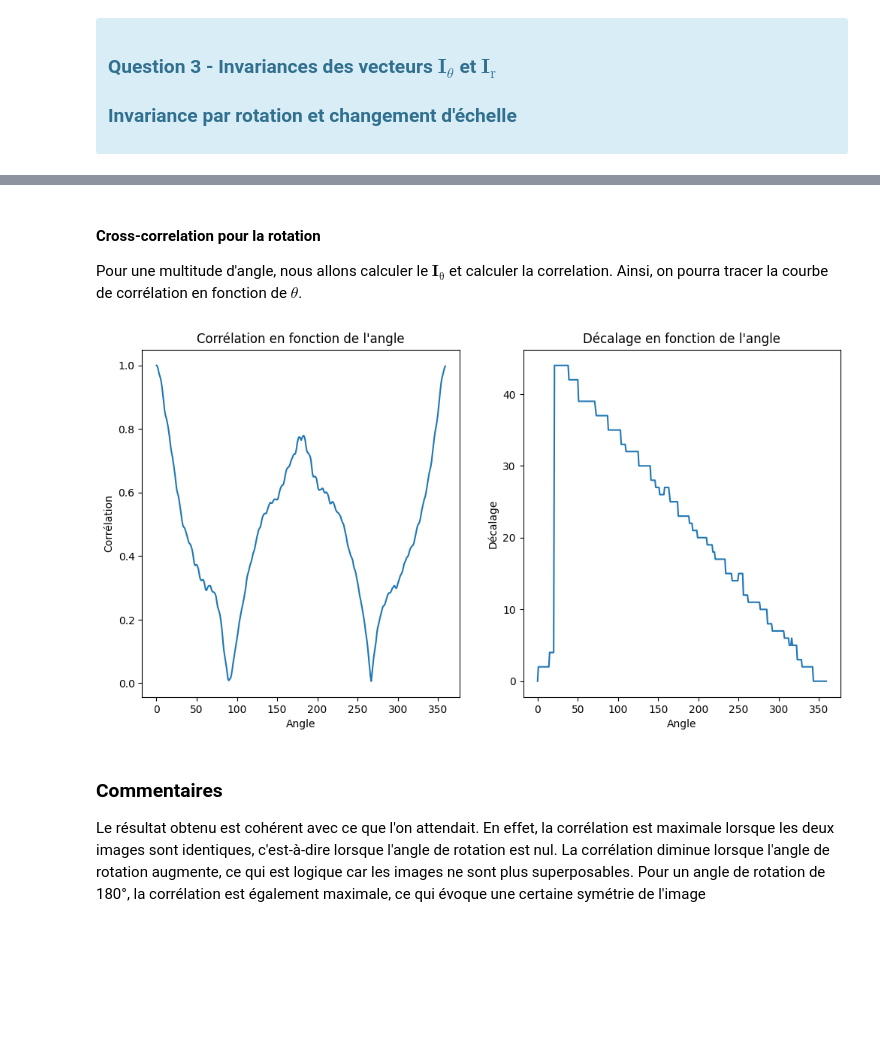
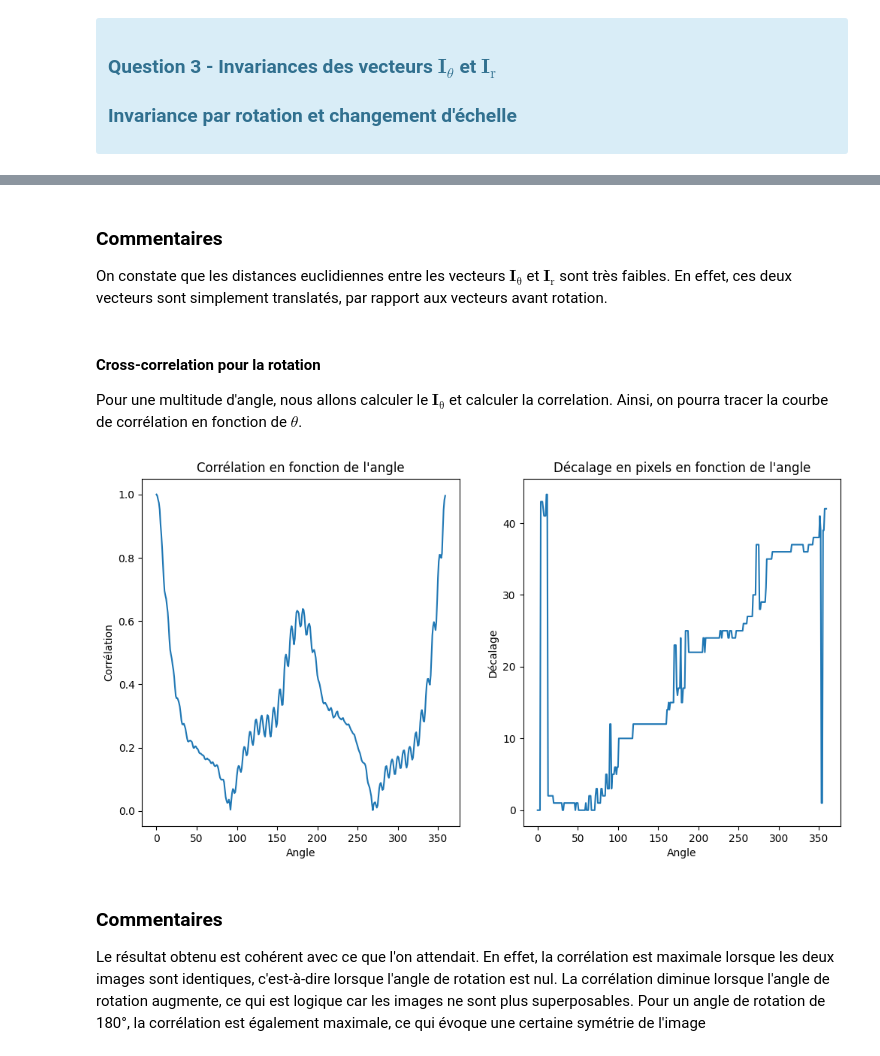
Before and after one commit to Rayane-Maker/TP-Classification-KNN, a Jupyter notebook: BE_Note_Raphael.ipynb, the cells around one changed output, grey strips where cells are left out. Cells and saved outputs as stored; diff of their text form; code cells hidden in the pictures; blank space fills up the shorter version.

```diff
--- a/BE_Note_Raphael.ipynb
+++ b/BE_Note_Raphael.ipynb
@@ -442,42 +442,45 @@ Distance entre les images polaires :  2038.407724879612
+# %% [markdown]
+### Commentaires
+On constate que les distances euclidiennes entre les vecteurs $\mathbf{I}_{\text{θ}}$ et $\mathbf{I}_{\text{r}}$ sont très faibles. En effet, ces deux vecteurs sont simplement translatés, par rapport aux vecteurs avant rotation.
 # %% [markdown]
 #### Cross-correlation pour la rotation
 
 Pour une multitude d'angle, nous allons calculer le $\mathbf{I}_{\text{θ}}$ et calculer la correlation. Ainsi, on pourra tracer la courbe de corrélation en fonction de ${θ}$.
 # %%
-image = random.choice(images)
+image = random.choice(cropped_images)
 image_polar, Itheta, Ir = polaire1(image, Nr=50, Mtheta=50, Rmax=50)
 
 def shift_getter(Itheta, Itheta_rotated):
     corr = np.corrcoef(Itheta, Itheta_rotated)[0,1]
     corr = np.abs(corr)
     shift = np.abs(np.argmin(Itheta)-np.argmin(Itheta_rotated))
     return corr, shift
 
 
 angles = np.arange(0, 360, 1)
 C = np.array([])
 S = np.array([])
 for angle in angles:
     image_rotated = rotate(image, angle)
     image_rotated_polar, Itheta_rotated, Ir_rotated = polaire1(image_rotated)
     corr, shift = shift_getter(Itheta, Itheta_rotated)
     C = np.append(C,corr)
     S = np.append(S,shift)
 
 plt.figure(figsize=(12,6))
 plt.subplot(1,2,1)
 plt.plot(angles, C)
 plt.title("Corrélation en fonction de l'angle")
 plt.xlabel("Angle")
 plt.ylabel("Corrélation")
 plt.subplot(1,2,2)
 plt.plot(angles, S)
-plt.title("Décalage en fonction de l'angle")
+plt.title("Décalage en pixels en fonction de l'angle")
 plt.xlabel("Angle")
 plt.ylabel("Décalage")
 plt.show()
 # %% [output]
-[figure, old version]
+[figure, new version]
 # %% [markdown]
 ### Commentaires
 Le résultat obtenu est cohérent avec ce que l'on attendait. En effet, la corrélation est maximale lorsque les deux images sont identiques, c'est-à-dire lorsque l'angle de rotation est nul. La corrélation diminue lorsque l'angle de rotation augmente, ce qui est logique car les images ne sont plus superposables. Pour un angle de rotation de 180°, la corrélation est également maximale, ce qui évoque une certaine symétrie de l'image
```
Also changed, not shown: parts of 14 cells of this notebook.
